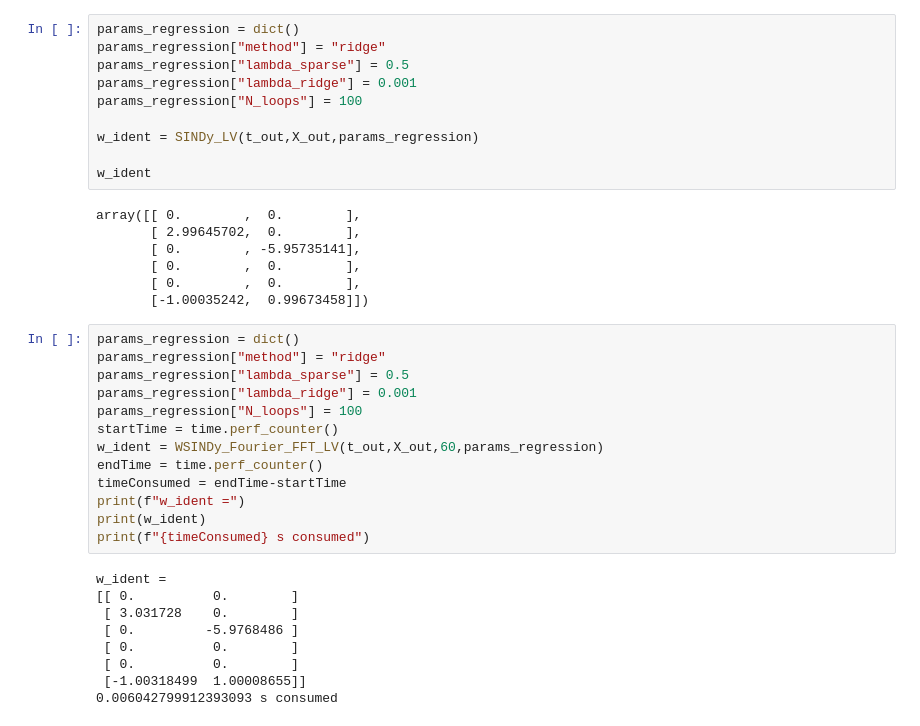
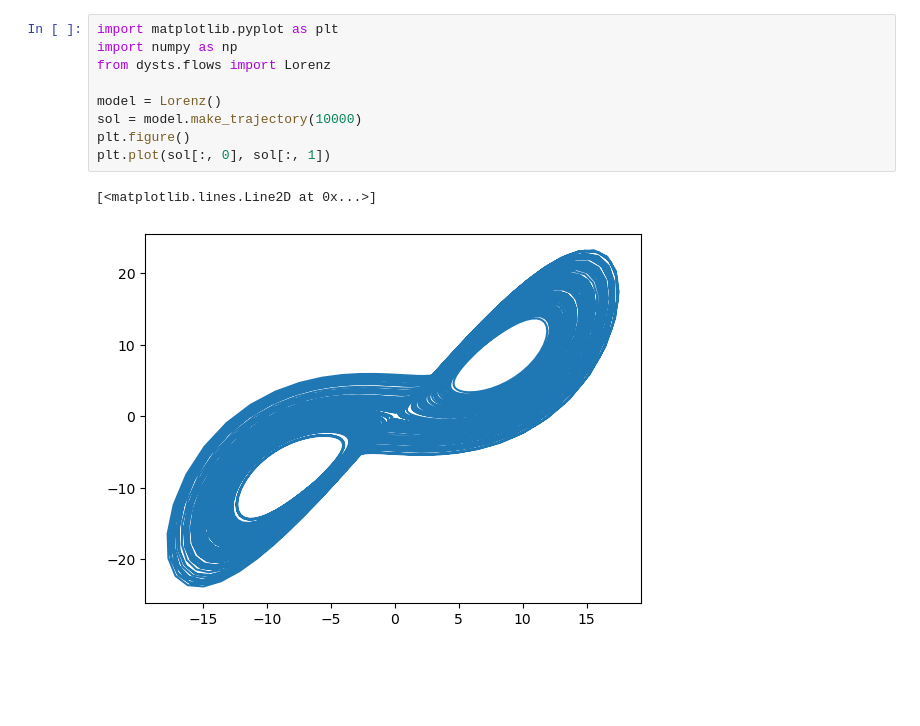
Before and after one commit to Zhiheng-Chen/FourierWeakSINDy, a Jupyter notebook: test.ipynb, the cells around one changed output. Cells and saved outputs as stored; diff of their text form; blank space fills up the shorter version.

```diff
--- a/test.ipynb
+++ b/test.ipynb
@@ -549,39 +1,12 @@ array([[ 0.,  0.],
-# %%
-params_regression = dict()
-params_regression["method"] = "ridge"
-params_regression["lambda_sparse"] = 0.5
-params_regression["lambda_ridge"] = 0.001
-params_regression["N_loops"] = 100
-
-w_ident = SINDy_LV(t_out,X_out,params_regression)
-
-w_ident
-# %% [output]
-array([[ 0.        ,  0.        ],
-       [ 2.99645702,  0.        ],
-       [ 0.        , -5.95735141],
-       [ 0.        ,  0.        ],
-       [ 0.        ,  0.        ],
-       [-1.00035242,  0.99673458]])
-# %%
-params_regression = dict()
-params_regression["method"] = "ridge"
-params_regression["lambda_sparse"] = 0.5
-params_regression["lambda_ridge"] = 0.001
-params_regression["N_loops"] = 100
-startTime = time.perf_counter()
-w_ident = WSINDy_Fourier_FFT_LV(t_out,X_out,60,params_regression)
-endTime = time.perf_counter()
-timeConsumed = endTime-startTime
-print(f"w_ident =")
-print(w_ident)
-print(f"{timeConsumed} s consumed")
-# %% [output]
-w_ident =
-[[ 0.          0.        ]
- [ 3.031728    0.        ]
- [ 0.         -5.9768486 ]
- [ 0.          0.        ]
- [ 0.          0.        ]
- [-1.00318499  1.00008655]]
-0.006042799912393093 s consumed
+# %%
+import matplotlib.pyplot as plt
+import numpy as np
+from dysts.flows import Lorenz
+
+model = Lorenz()
+sol = model.make_trajectory(10000)
+plt.figure()
+plt.plot(sol[:, 0], sol[:, 1])
+# %% [output]
+[<matplotlib.lines.Line2D at 0x...>]
+[figure, added]
```
Also changed, not shown: parts of 7 cells of this notebook, 16 other files.
